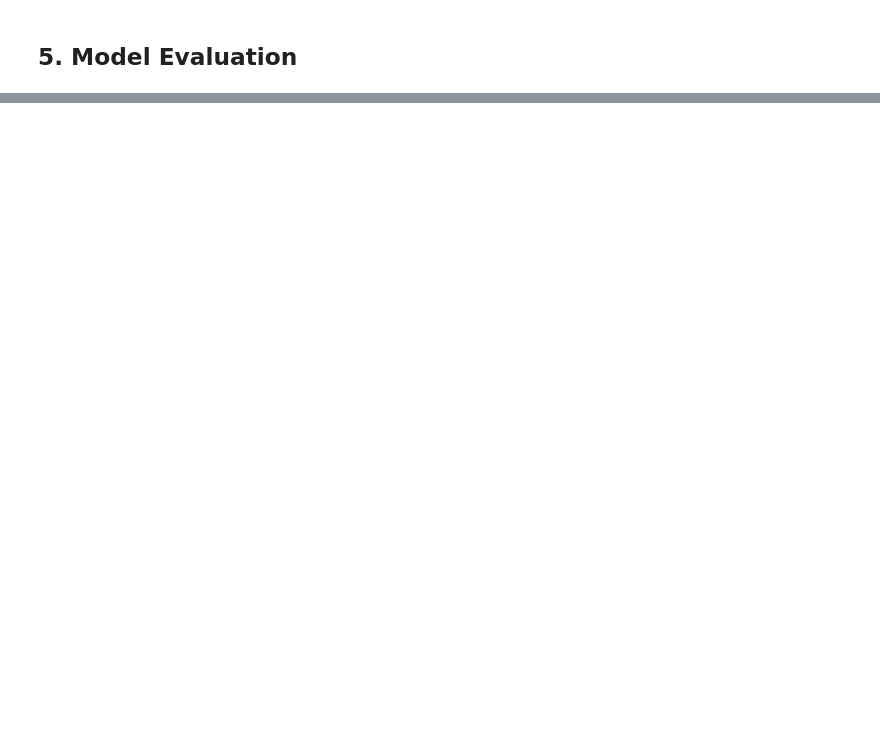
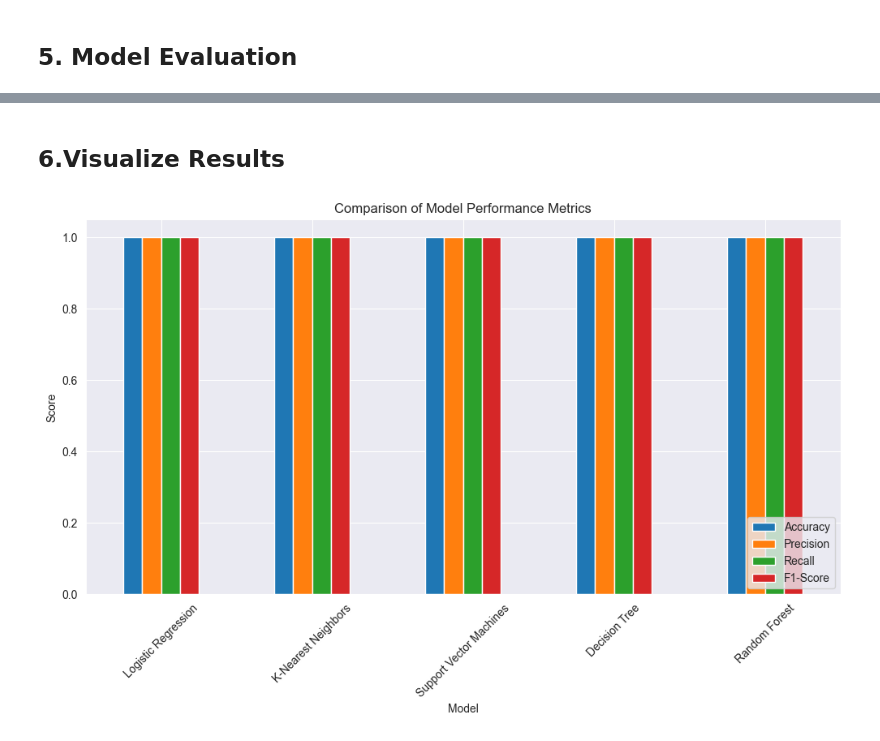
Before and after one commit to HubertFijolek1/machine-learning-projects, a Jupyter notebook: notebooks/02_classification.ipynb, the cells around one changed output, grey strips where cells are left out. Saved outputs shown, nothing was run; the diff lists cells and outputs as text; code cells hidden in the pictures; blank space fills up the shorter version.

```diff
--- a/notebooks/02_classification.ipynb
+++ b/notebooks/02_classification.ipynb
@@ -250,0 +260,13 @@ results_df
+# %% [markdown]
+## 6.Visualize Results
+# %%
+# Compare evaluation metrics
+results_df[['Accuracy', 'Precision', 'Recall', 'F1-Score']].plot(kind='bar', figsize=(12, 6))
+plt.title('Comparison of Model Performance Metrics')
+plt.ylabel('Score')
+plt.xlabel('Model')
+plt.xticks(rotation=45)
+plt.legend(loc='lower right')
+plt.show()
+# %% [output]
+[figure, added]
```
Also changed, not shown: parts of 4 cells of this notebook.
